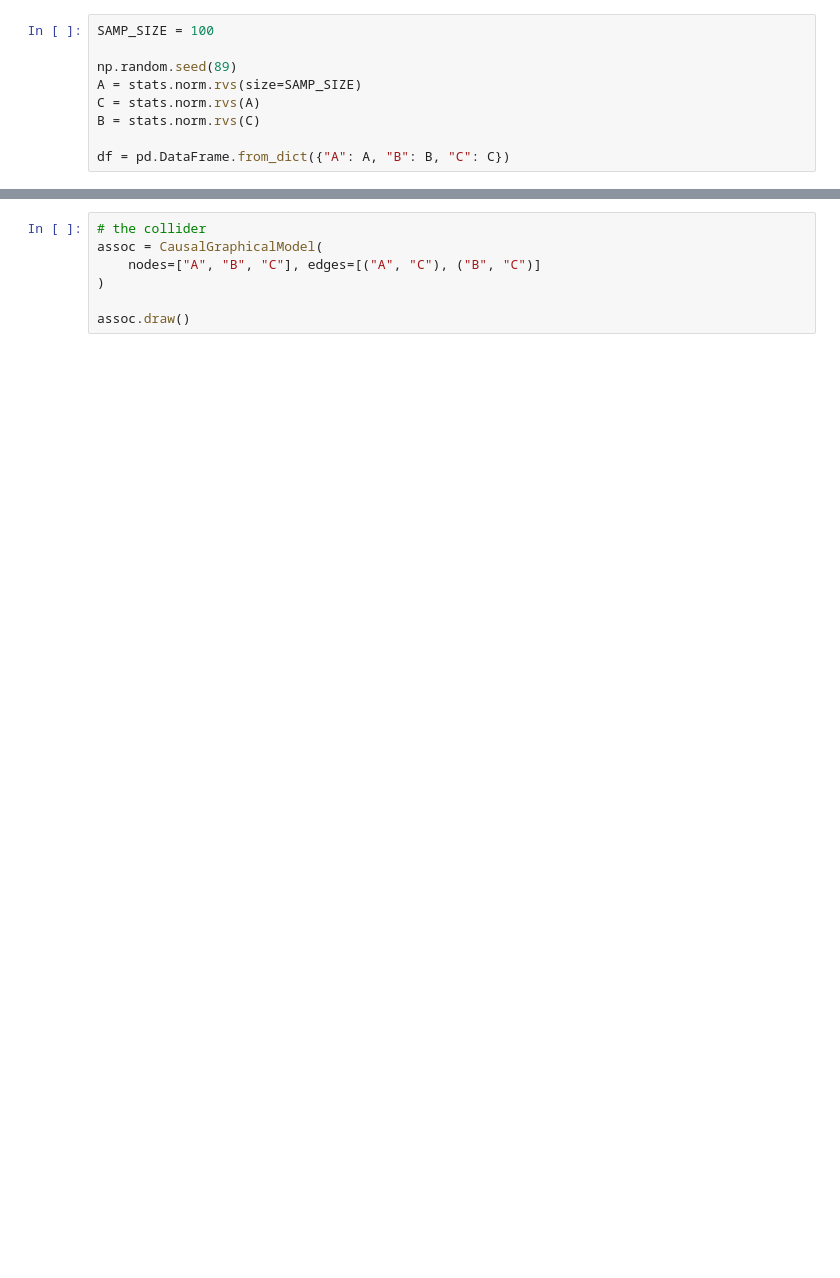
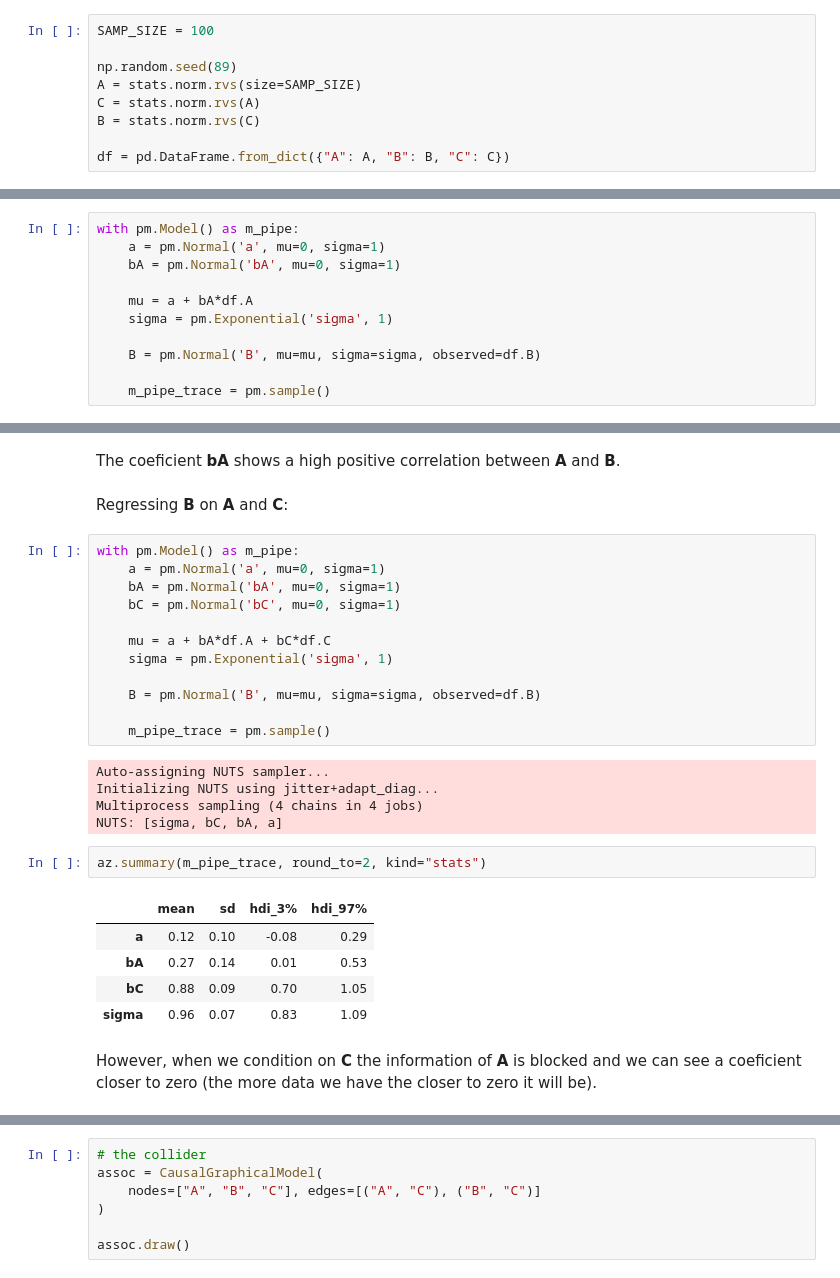
Before and after one commit to elisiojsj/Data-Science, a Jupyter notebook: Causal_DAGs.ipynb, the cells around one changed output, grey strips where cells are left out. Drawn from its saved outputs; the diff is of its cells as text; blank space fills up the shorter version.

Commit message:
pipe; collider; and descendant

```diff
--- a/Causal_DAGs.ipynb
+++ b/Causal_DAGs.ipynb
@@ -115,0 +121,11 @@ df = pd.DataFrame.from_dict({"A": A, "B": B, "C": C})
+# %%
+with pm.Model() as m_pipe:
+    a = pm.Normal('a', mu=0, sigma=1)
+    bA = pm.Normal('bA', mu=0, sigma=1)
+
+    mu = a + bA*df.A
+    sigma = pm.Exponential('sigma', 1)
+
+    B = pm.Normal('B', mu=mu, sigma=sigma, observed=df.B)
+
+    m_pipe_trace = pm.sample()
@@ -115,0 +144,31 @@ df = pd.DataFrame.from_dict({"A": A, "B": B, "C": C})
+# %% [markdown]
+The coeficient **bA** shows a high positive correlation between **A** and **B**.
+# %% [markdown]
+Regressing **B** on **A** and **C**:
+# %%
+with pm.Model() as m_pipe:
+    a = pm.Normal('a', mu=0, sigma=1)
+    bA = pm.Normal('bA', mu=0, sigma=1)
+    bC = pm.Normal('bC', mu=0, sigma=1)
+
+    mu = a + bA*df.A + bC*df.C
+    sigma = pm.Exponential('sigma', 1)
+
+    B = pm.Normal('B', mu=mu, sigma=sigma, observed=df.B)
+
+    m_pipe_trace = pm.sample()
+# %% [output]
+Auto-assigning NUTS sampler...
+Initializing NUTS using jitter+adapt_diag...
+Multiprocess sampling (4 chains in 4 jobs)
+NUTS: [sigma, bC, bA, a]
+# %%
+az.summary(m_pipe_trace, round_to=2, kind="stats")
+# %% [output]
+|  | mean | sd | hdi_3% | hdi_97% |
+| a | 0.12 | 0.10 | -0.08 | 0.29 |
+| bA | 0.27 | 0.14 | 0.01 | 0.53 |
+| bC | 0.88 | 0.09 | 0.70 | 1.05 |
+| sigma | 0.96 | 0.07 | 0.83 | 1.09 |
+# %% [markdown]
+However, when we condition on **C** the information of **A** is blocked and we can see a coeficient closer to zero (the more data we have the closer to zero it will be).
```
Also changed, not shown: parts of 33 cells of this notebook, 1 other file.
